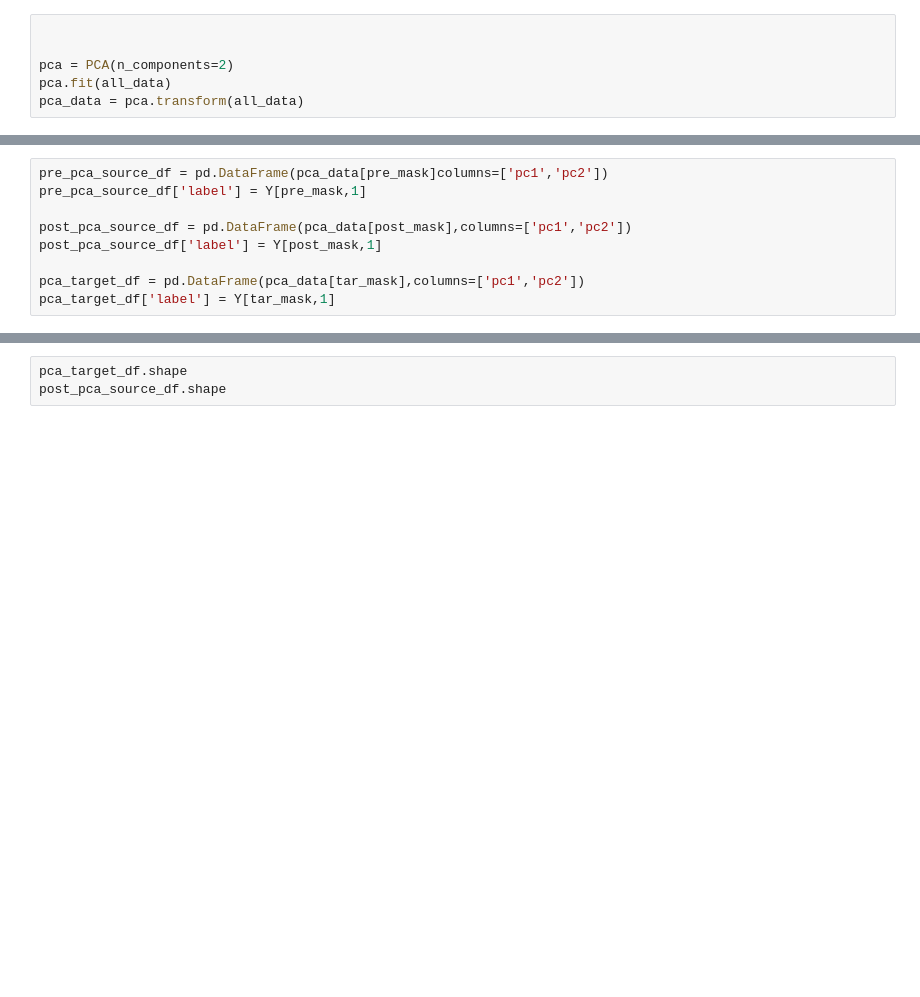
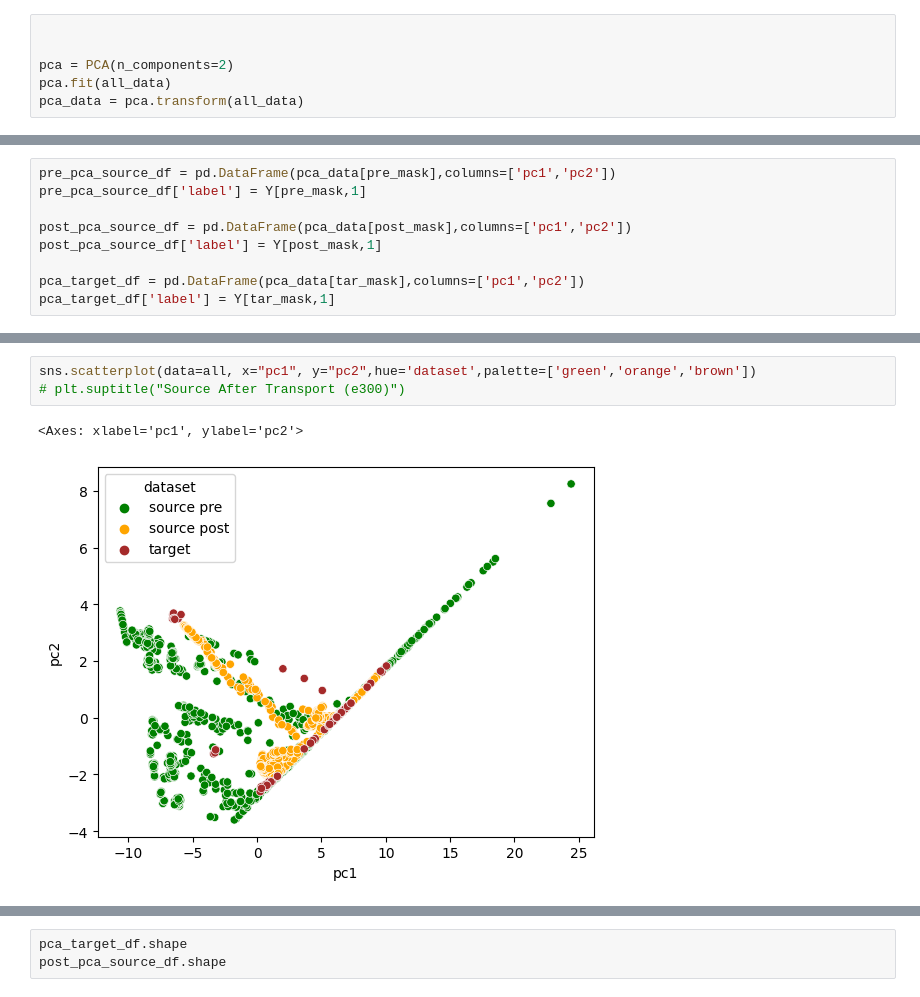
Before and after one commit to ajoystephens/otgcn, a Jupyter notebook: notebooks/explore_transform.ipynb, the cells around one changed output, grey strips where cells are left out. Drawn from its saved outputs; the diff is of its cells as text; blank space fills up the shorter version.

```diff
--- a/notebooks/explore_transform.ipynb
+++ b/notebooks/explore_transform.ipynb
@@ -152,5 +257,5 @@ plt.show()
 # %%
-pre_pca_source_df = pd.DataFrame(pca_data[pre_mask]columns=['pc1','pc2'])
+pre_pca_source_df = pd.DataFrame(pca_data[pre_mask],columns=['pc1','pc2'])
 pre_pca_source_df['label'] = Y[pre_mask,1]
 
 post_pca_source_df = pd.DataFrame(pca_data[post_mask],columns=['pc1','pc2'])
@@ -200,0 +304,6 @@ plt.subplots_adjust(top=0.95)
+# %%
+sns.scatterplot(data=all, x="pc1", y="pc2",hue='dataset',palette=['green','orange','brown'])
+# plt.suptitle("Source After Transport (e300)")
+# %% [output]
+<Axes: xlabel='pc1', ylabel='pc2'>
+[figure, added]
```
Also changed, not shown: parts of 19 cells of this notebook, 2 other files.
